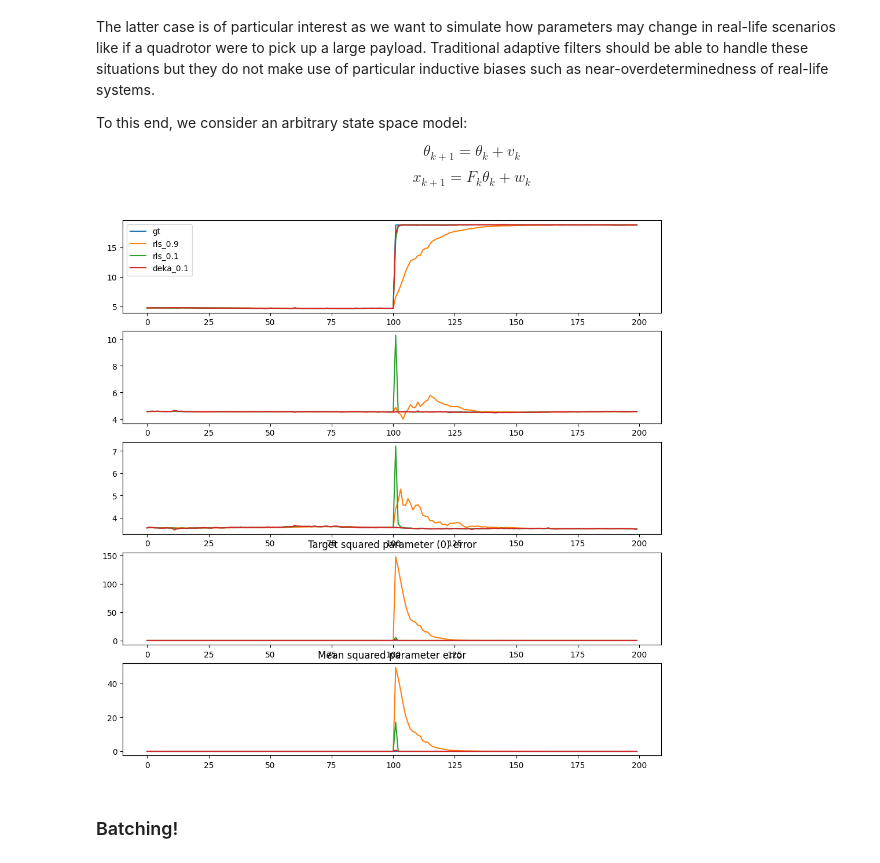
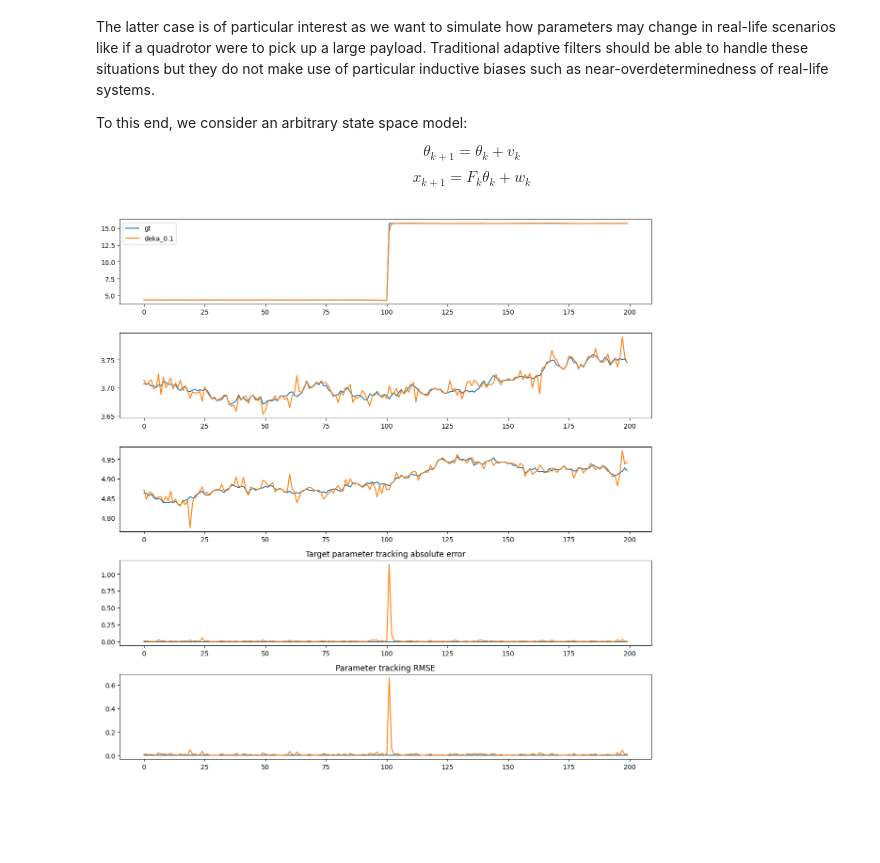
Before and after one commit to ChrisSha0104/Online-Parameter-Estimation-Using-the-Kaczmarz-Method, a Jupyter notebook: python/random_systems.ipynb, the cells around one changed output. Saved outputs shown, nothing was run; the diff lists cells and outputs as text; code cells hidden in the pictures; blank space fills up the shorter version.

```diff
--- a/python/random_systems.ipynb
+++ b/python/random_systems.ipynb
@@ -68,9 +68,9 @@ theta_true = np.random.uniform(3, 5, (p, 1)) # random parameters
 
 filters = {
     # 'ekf': est.EKF(p, np.diag(np.random.normal(0, 0.005, p)), np.diag(np.random.normal(0, 0.005, d))),
-    'rls_0.9': est.RLS(p, theta_hat=theta_true.copy(), forgetting_factor=0.9),
+    # 'rls_0.9': est.RLS(p, theta_hat=theta_true.copy(), forgetting_factor=0.9),
     # 'rls_0.5': est.RLS(p, theta_hat=theta_true.copy(), forgetting_factor=0.5),
-    'rls_0.1': est.RLS(p, theta_hat=theta_true.copy(), forgetting_factor=0.1),
+    # 'rls_0.1': est.RLS(p, theta_hat=theta_true.copy(), forgetting_factor=0.1),
     # 'arls': est.AdaptiveLambdaRLS(p, forgetting_factor=0.7, alpha=0.1),
     # 'deka_0.9': est.DEKA(p, x0=theta_true.copy(), damping=0.1, regularization=1e-6, smoothing_factor=0.9),
     'deka_0.1': est.DEKA(p, x0=theta_true.copy(), damping=0.1, regularization=1e-6, smoothing_factor=0.1)
@@ -94,8 +94,8 @@ for k in range(nsim):
         for i in range(p):
             estimates[name][i].append(estimate[i].item())
 
-        target_se[name].append((estimate[0] - theta_true[0]).item() ** 2)
-        total_mse[name].append(np.square(estimate - theta_true).mean())
+        target_se[name].append(np.abs(estimate[0] - theta_true[0]).item())
+        total_mse[name].append(np.sqrt(np.square(estimate - theta_true).mean()))
 
     for i in range(p):
         actual[i].append(theta_true[i].item())
@@ -105,35 +105,34 @@ for k in range(nsim):
 
     # add major perturbation to parameter 0 only
     if k != 0 and k % 100 == 0:
         theta_true[0] *= np.random.uniform(2, 4)
 
 target_se['gt'] = [0 for _ in range(nsim)]
 total_mse['gt'] = [0 for _ in range(nsim)]
 
 # plot results
 nplots = p
 fig, axs = plt.subplots(nplots + 2)
 
 for i in range(nplots):
     axs[i].plot(actual[i], label='gt')
 
 axs[nplots].plot(target_se['gt'], label='gt')
 axs[nplots + 1].plot(total_mse['gt'], label='gt')
 
 for name, vals in estimates.items():
     for i in range(nplots):
         axs[i].plot(vals[i], label=name)
 
     axs[nplots].plot(target_se[name], label=name)
     axs[nplots + 1].plot(total_mse[name], label=name)
 
 axs[0].legend()
 
-axs[nplots].set_title("Target squared parameter (0) error")
-axs[nplots + 1].set_title("Mean squared parameter error")
+axs[nplots].set_title("Target parameter tracking absolute error")
+axs[nplots + 1].set_title("Parameter tracking RMSE")
 
+fig.tight_layout()
 plt.show()
 # %% [output]
-[figure, old version]
+[figure, new version]
-# %% [markdown]
-### Batching!
```
Also changed, not shown: 1 other file.
